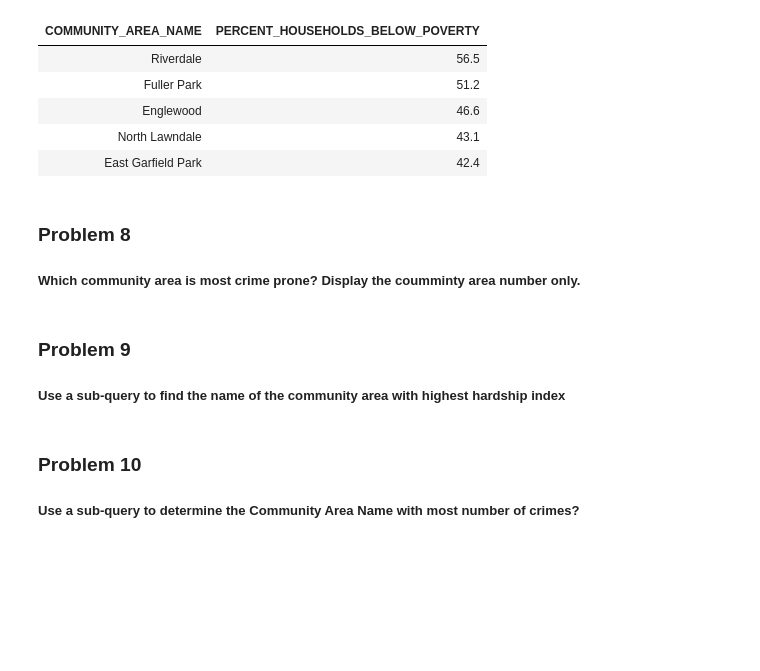
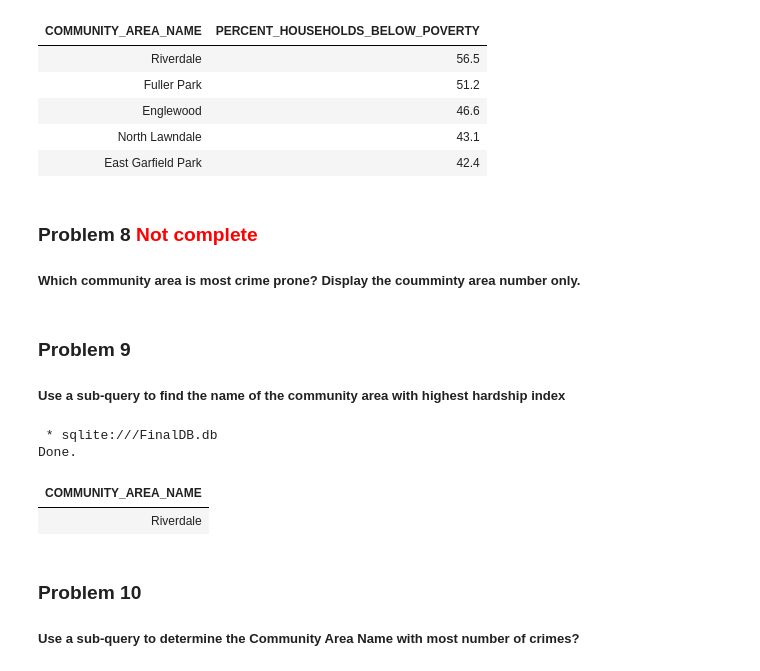
Before and after one commit to matublaq/IBM_datascience_course, a Jupyter notebook: SQL IBM project/SQL_chicago/chicagoDataset.ipynb, the cells around one changed output. Cells and saved outputs as stored; diff of their text form; code cells hidden in the pictures; blank space fills up the shorter version.

```diff
--- a/SQL IBM project/SQL_chicago/chicagoDataset.ipynb
+++ b/SQL IBM project/SQL_chicago/chicagoDataset.ipynb
@@ -180,6 +180,6 @@ Done.
 | North Lawndale | 43.1 |
 | East Garfield Park | 42.4 |
 # %% [markdown]
-### Problem 8
+### Problem 8 <font style="color: red">Not complete</font>
 
 ##### Which community area is most crime prone? Display the coumminty area number only.
@@ -187,6 +189,16 @@ Done.
 ### Problem 9
 
 ##### Use a sub-query to find the name of the community area with highest hardship index
+# %%
+%%sql
+SELECT COMMUNITY_AREA_NAME FROM CENSUS_DATA
+ORDER BY HARDSHIP_INDEX DESC
+LIMIT 1;
+# %% [output]
+ * sqlite:///FinalDB.db
+Done.
+| COMMUNITY_AREA_NAME |
+| Riverdale |
 # %% [markdown]
 ### Problem 10
 
```
Also changed, not shown: parts of 4 cells of this notebook, 1 other file.
